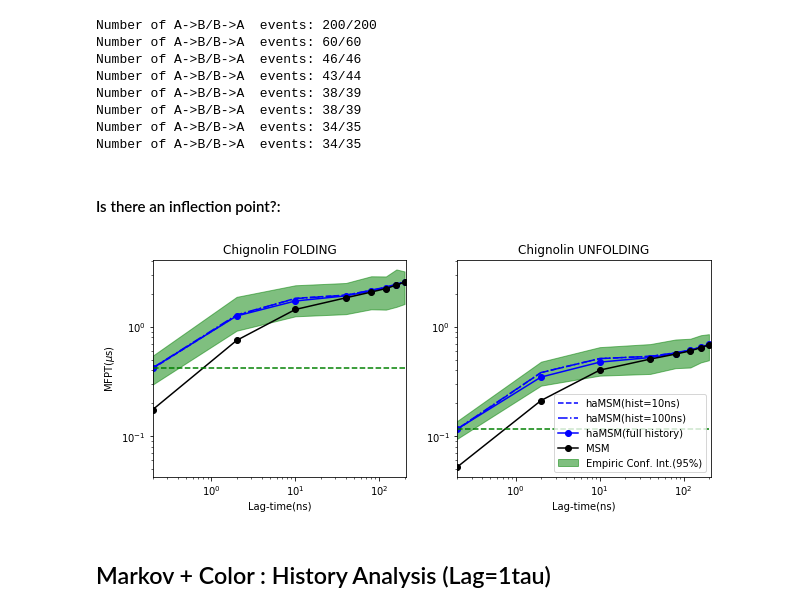
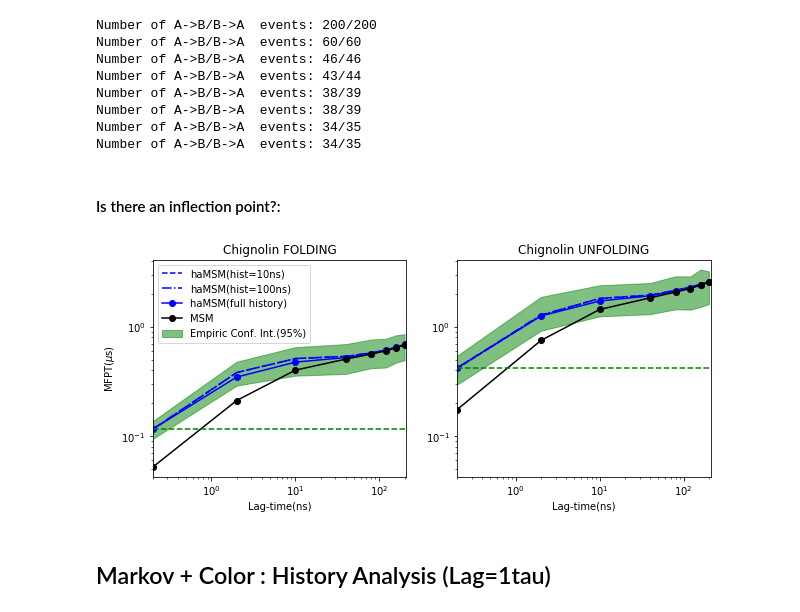
Before and after one commit to choderalab/msm-mfpt, a Jupyter notebook: models3_10_interm_states/Chignoling_mfpts_corrfunc_FS_cut_0_87.ipynb, the cells around one changed output. Drawn from its saved outputs; the diff is of its cells as text; code cells hidden in the pictures.

```diff
--- a/models3_10_interm_states/Chignoling_mfpts_corrfunc_FS_cut_0_87.ipynb
+++ b/models3_10_interm_states/Chignoling_mfpts_corrfunc_FS_cut_0_87.ipynb
@@ -274,7 +275,7 @@ printmd("#### Is there an inflection point?:")
 
 fig=plt.figure(figsize = (10,4))
 
-ax1 = fig.add_subplot(121)
+ax1 = fig.add_subplot(122)
 ax1.fill_between(lag_to_use_ns, empirical_mfptAB_min, empirical_mfptAB_max,
                  alpha=0.5, color="green", label="Empiric Conf. Int.(95%)" )
 
@@ -285,40 +286,40 @@ ax1.plot(lag_to_use_ns, nm_mfptsAB, "-o", label="haMSM(full history)", c='b')
 
 ax1.plot(lag_to_use_ns, msm_mfptAB, "-o",color='k', label="MSM")
 ax1.plot(lag_to_use_ns, [empirical_mfptsAB[0] for i in lag_to_use_ns], "--", color='green',label='MD direct')
 #ax1.plot(lag_to_use_ns, lag_to_use_ns/nm_model.popA/1000, c='purple')
 ax1.set_xscale("log")
 ax1.set_yscale("log")
-ax1.set_title("Chignolin FOLDING")
+ax1.set_title("Chignolin UNFOLDING")
 ax1.set_xlabel("Lag-time(ns)")
-ax1.set_ylabel("MFPT($\mu$s)")
 ax1.set_xlim(0,210)
 #plt.legend(loc='upper left')
 
-ax2 = fig.add_subplot(122, sharey=ax1)
+ax2 = fig.add_subplot(121, sharey=ax1)
 ax2.fill_between(lag_to_use_ns, empirical_mfptBA_min, empirical_mfptBA_max,
                  alpha=0.5, color="green", label="Empiric Conf. Int.(95%)" )
 
 ax2.plot(lag_to_use_ns, nm_hist10ns_mfptsBA, "--", label="haMSM(hist=10ns)", c='b')
 ax2.plot(lag_to_use_ns, nm_hist100ns_mfptsBA, "-.", label="haMSM(hist=100ns)", c='b')
 ax2.plot(lag_to_use_ns, nm_mfptsBA, "-o", label="haMSM(full history)", c='b' )
 
 ax2.plot(lag_to_use_ns, msm_mfptBA, "-o",color='k', label="MSM")
 #ax2.plot(lag_to_use_ns, lag_to_use_ns/nm_model.popB/1000, color='purple')
 
 
 ax2.set_xscale("log")
 ax2.set_yscale("log")
-ax2.set_title("Chignolin UNFOLDING")
+ax2.set_title("Chignolin FOLDING")
 ax2.set_xlabel("Lag-time(ns)")
+ax2.set_ylabel("MFPT($\mu$s)")
 ax2.set_xlim(0,210)
-plt.legend(loc='lower right')
+plt.legend(loc='upper left')
 ax2.plot(lag_to_use_ns, [empirical_mfptsBA[0] for i in lag_to_use_ns], "--", color='green', label='MD direct')
 #plt.legend(bbox_to_anchor=(1.05, 1), loc=2, borderaxespad=0.)
-
+plt.savefig("chig_mfpt_vs_lagtime_cut_087.pdf",format="pdf")
 plt.show()
 # %% [output]
 #### Is there an inflection point?:
-[figure, old version]
+[figure, new version]
 # %% [markdown]
 ## Markov + Color : History Analysis (Lag=1tau)
 # %%
```
Also changed, not shown: parts of 25 cells of this notebook.
